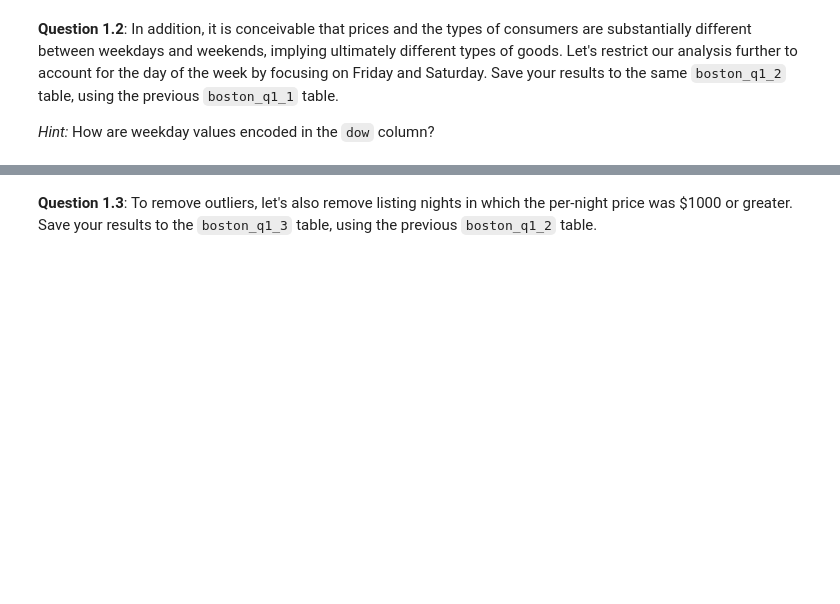
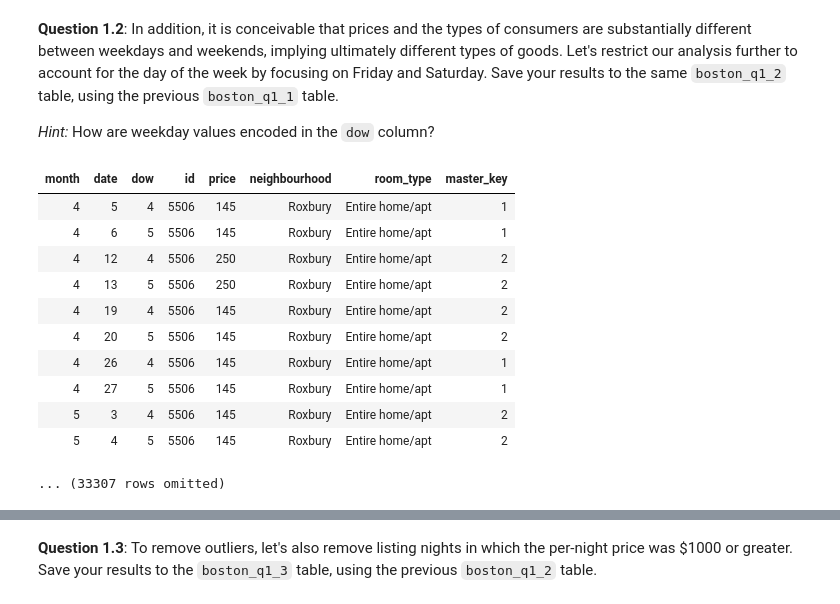
Before and after one commit to data-88e/fa25-student, a Jupyter notebook: proj/proj01/proj01.ipynb, the cells around one changed output, grey strips where cells are left out. Saved outputs shown, nothing was run; the diff lists cells and outputs as text; code cells hidden in the pictures; blank space fills up the shorter version.

```diff
--- a/proj/proj01/proj01.ipynb
+++ b/proj/proj01/proj01.ipynb
@@ -90,2 +139,18 @@ boston_q1_2
+# %%
+boston_q1_2 = boston_q1_1.where("dow", are.between_or_equal_to(4, 5))
+boston_q1_2
+# %% [output]
+| month | date | dow | id | price | neighbourhood | room_type | master_key |
+| 4 | 5 | 4 | 5506 | 145 | Roxbury | Entire home/apt | 1 |
+| 4 | 6 | 5 | 5506 | 145 | Roxbury | Entire home/apt | 1 |
+| 4 | 12 | 4 | 5506 | 250 | Roxbury | Entire home/apt | 2 |
+| 4 | 13 | 5 | 5506 | 250 | Roxbury | Entire home/apt | 2 |
+| 4 | 19 | 4 | 5506 | 145 | Roxbury | Entire home/apt | 2 |
+| 4 | 20 | 5 | 5506 | 145 | Roxbury | Entire home/apt | 2 |
+| 4 | 26 | 4 | 5506 | 145 | Roxbury | Entire home/apt | 1 |
+| 4 | 27 | 5 | 5506 | 145 | Roxbury | Entire home/apt | 1 |
+| 5 | 3 | 4 | 5506 | 145 | Roxbury | Entire home/apt | 2 |
+| 5 | 4 | 5 | 5506 | 145 | Roxbury | Entire home/apt | 2 |
+... (33307 rows omitted)
 # %%
 grader.check("q1_2")
```
Also changed, not shown: parts of 9 cells of this notebook.
